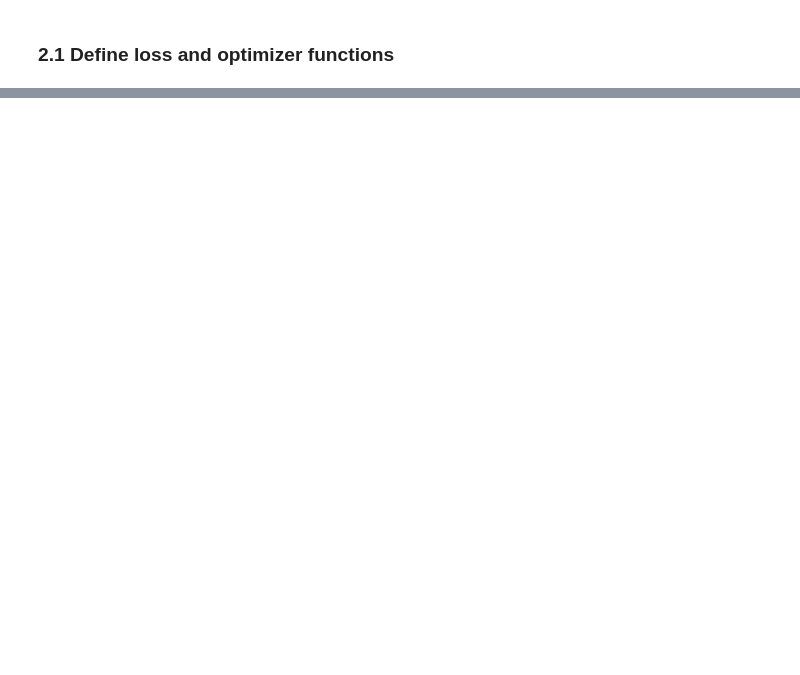
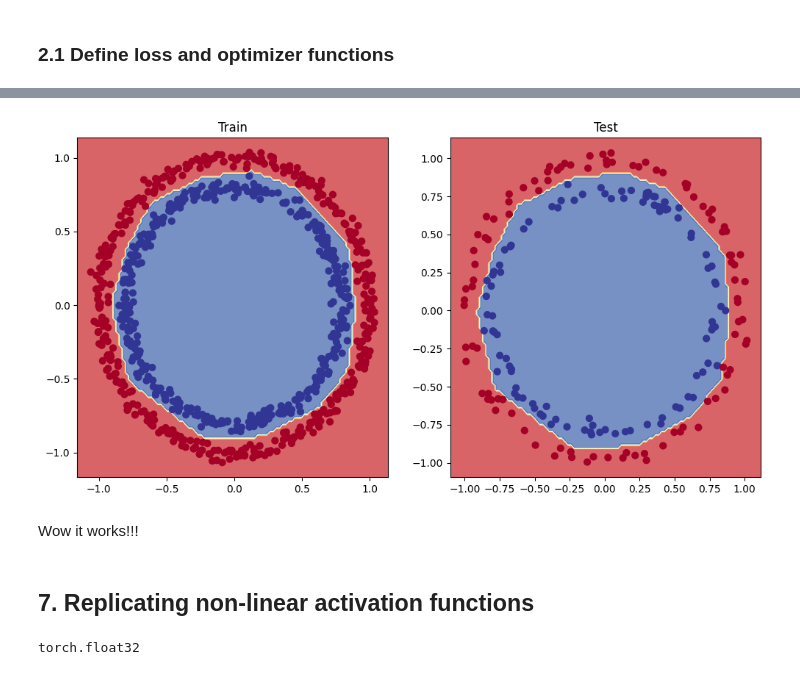
Before and after one commit to Giuseppe0075/PyTorch-Learning, a Jupyter notebook: 02_Classification.ipynb, the cells around one changed output, grey strips where cells are left out. Saved outputs shown, nothing was run; the diff lists cells and outputs as text; code cells hidden in the pictures; blank space fills up the shorter version.

```diff
--- a/02_Classification.ipynb
+++ b/02_Classification.ipynb
@@ -168,0 +445,29 @@ loss_fn =
+# %%
+loss_fn = nn.BCEWithLogitsLoss()
+optimizer = torch.optim.Adam(model_3.parameters(),
+                             lr=0.01)
+# %%
+# Train & Fit
+epochs = 1000
+
+X_train, X_test = X_train.to(device), X_test.to(device)
+y_train, y_test = y_train.to(device), y_test.to(device)
+
+for epoch in range(epochs):
+  model_3.train()
+  y_logits = model_3(X_train).squeeze()
+  y_preds = torch.round(torch.sigmoid(y_logits))
+  train_loss = loss_fn(y_logits, y_train)
+  optimizer.zero_grad()
+  train_loss.backward()
+  optimizer.step()
+
+  model_3.eval()
+  with torch.inference_mode():
+    y_test_logits = model_3(X_test).squeeze()
+    y_test_preds = torch.round(torch.sigmoid(y_test_logits))
+    test_loss = loss_fn(y_test_logits, y_test)
+    test_acc = accuracy_fn(y_true=y_test, y_pred=y_test_preds)
+
+  if epoch % 100 == 0:
+    print(f"Epoch: {epoch}, Train loss: {train_loss:.5f}, Test loss: {test_loss:5f}, Acc: {test_acc}")
@@ -168,0 +485,22 @@ loss_fn =
+# %%
+# Plot decision boundary of the model
+plt.figure(figsize=(12,6))
+plt.subplot(1,2,1)
+plt.title("Train")
+plot_decision_boundary(model_3, X_train, y_train)
+plt.subplot(1,2,2)
+plt.title("Test")
+plot_decision_boundary(model_3, X_test, y_test)
+plt.show()
+# %% [output]
+[figure, added]
+# %% [markdown]
+Wow it works!!!
+# %% [markdown]
+## 7. Replicating non-linear activation functions
+# %%
+# Create a tensor
+A = torch.arange(-10, 10, 0.01, dtype=torch.float32)
+A.dtype
+# %% [output]
+torch.float32
```
Also changed, not shown: parts of 46 cells of this notebook.
